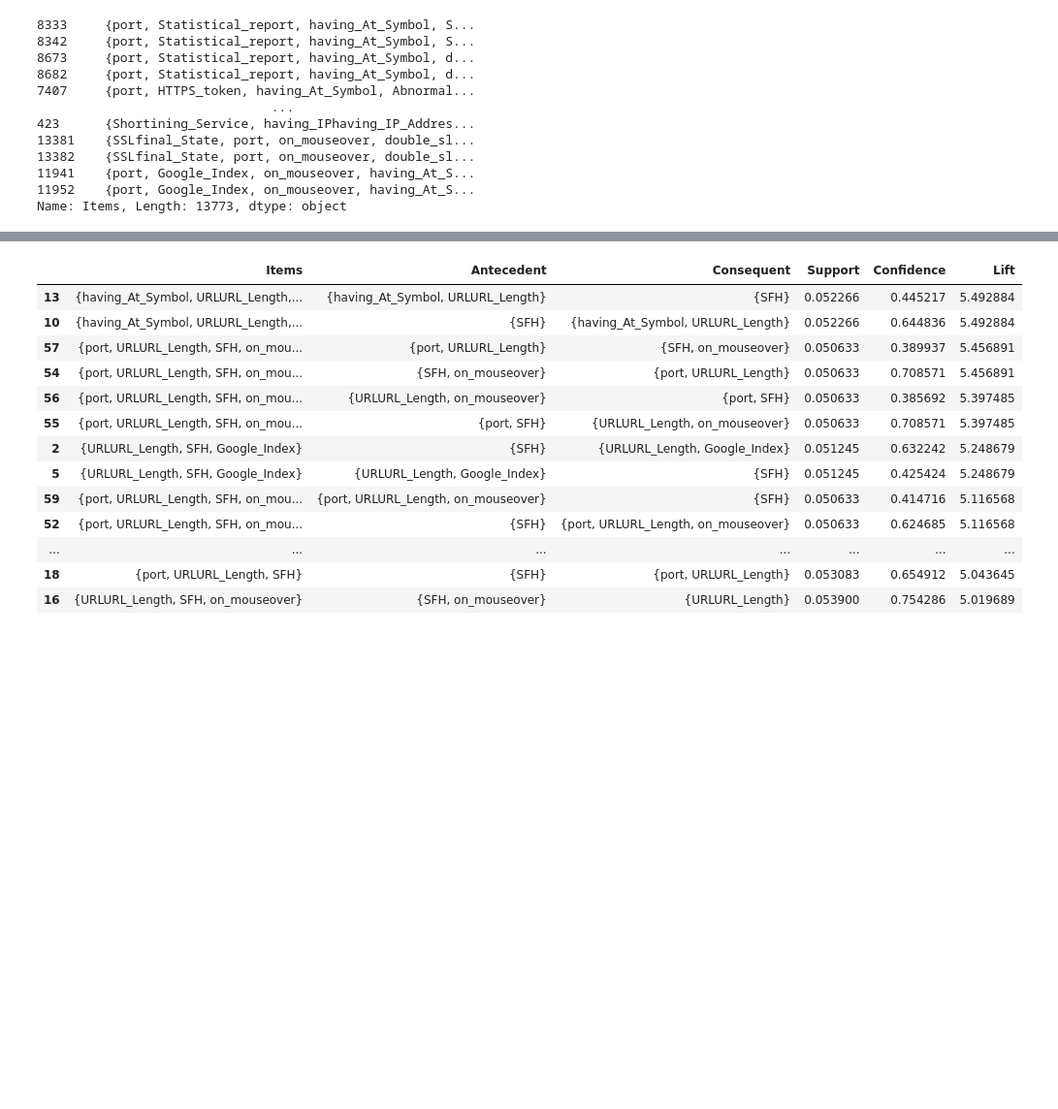
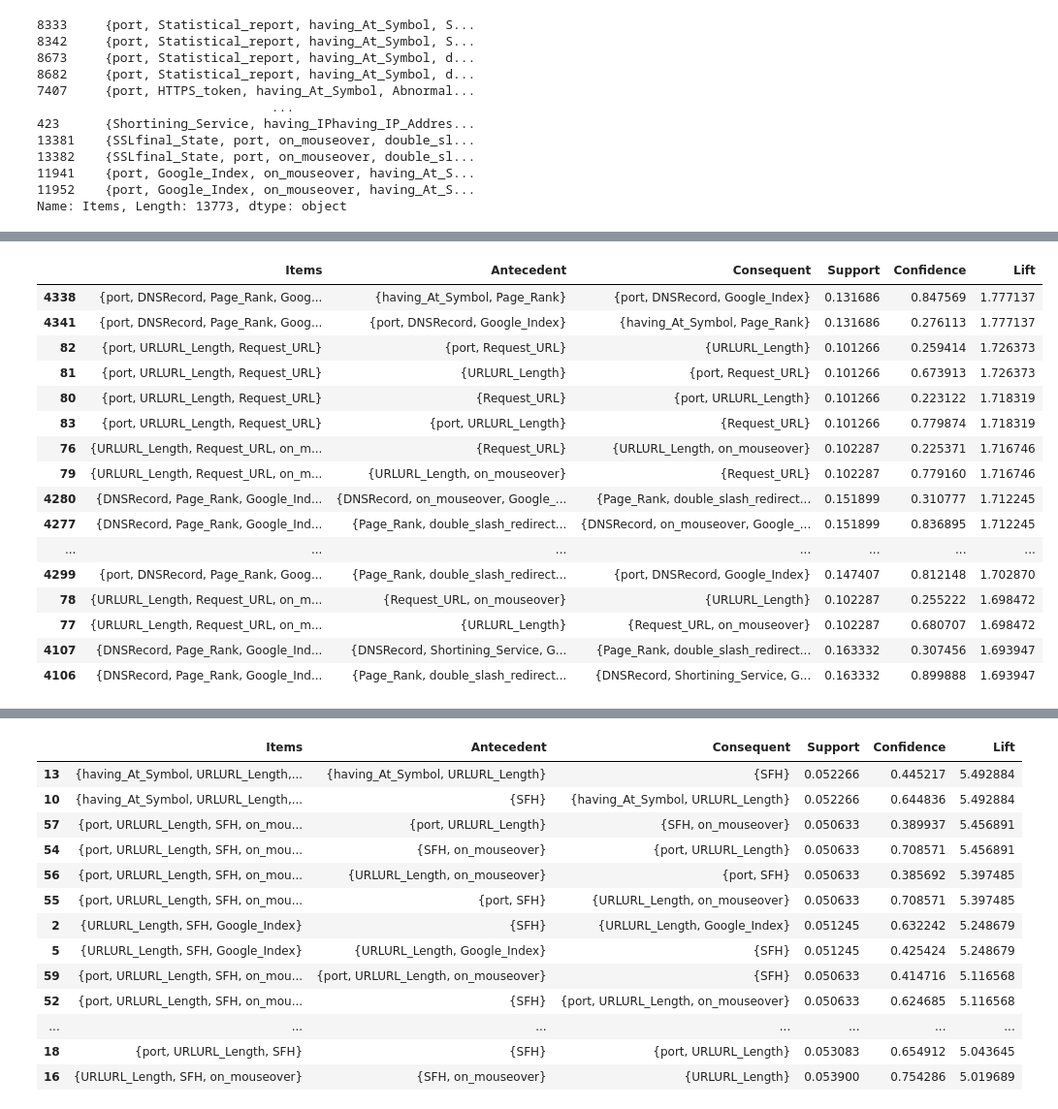
Before and after one commit to youngjai12/Bayesian, a Jupyter notebook: URL_detection.ipynb, the cells around one changed output, grey strips where cells are left out. Shown at 97% size. Cells and saved outputs as stored; diff of their text form; code cells hidden in the pictures; blank space fills up the shorter version.

Commit message:
revise assoc rule the hyper parameter

```diff
--- a/URL_detection.ipynb
+++ b/URL_detection.ipynb
@@ -688,27 +692,51 @@ malicious2
  RelationRecord(items=frozenset({'port', 'age_of_domain', 'URLURL_Length', 'Request_URL'}), support=0.07166190281747652, ordered_statistics=[OrderedStatistic(items_base=frozenset({'URLURL_Length'}), i ...
  RelationRecord(items=frozenset({'port', 'URLURL_Length', 'SFH', 'on_mouseover'}), support=0.05063291139240506, ordered_statistics=[OrderedStatistic(items_base=frozenset({'SFH'}), items_add=frozenset( ...
 # %%
+mal = apriori(assocDf, min_support = 0.1, min_confidence=0.07, min_lift = 1.2, min_length =2,
+                max_length = 5)
+malicious2 = list(mal)
 malTable = pd.DataFrame(columns=('Items','Antecedent','Consequent','Support','Confidence','Lift'))
 
 Support =[]
 Confidence = []
 Lift = []
 Items = []
 Antecedent = []
 Consequent=[]
 
 for RelationRecord in malicious2:
     for ordered_stat in RelationRecord.ordered_statistics:
         Support.append(RelationRecord.support)
         Items.append(RelationRecord.items)
         Antecedent.append(ordered_stat.items_base)
         Consequent.append(ordered_stat.items_add)
         Confidence.append(ordered_stat.confidence)
         Lift.append(ordered_stat.lift)
 
 malTable['Items'] = list(map(set, Items))
 malTable['Antecedent'] = list(map(set, Antecedent))
 malTable['Consequent'] = list(map(set, Consequent))
 malTable['Support'] = Support
 malTable['Confidence'] = Confidence
 malTable['Lift']= Lift
+
+malTable.sort_values(by ='Lift', ascending = False, inplace = True)
+malTable.head(20)
+# %% [output]
+|  | Items | Antecedent | Consequent | Support | Confidence | Lift |
+| 4338 | {port, DNSRecord, Page_Rank, Goog... | {having_At_Symbol, Page_Rank} | {port, DNSRecord, Google_Index} | 0.131686 | 0.847569 | 1.777137 |
+| 4341 | {port, DNSRecord, Page_Rank, Goog... | {port, DNSRecord, Google_Index} | {having_At_Symbol, Page_Rank} | 0.131686 | 0.276113 | 1.777137 |
+| 82 | {port, URLURL_Length, Request_URL} | {port, Request_URL} | {URLURL_Length} | 0.101266 | 0.259414 | 1.726373 |
+| 81 | {port, URLURL_Length, Request_URL} | {URLURL_Length} | {port, Request_URL} | 0.101266 | 0.673913 | 1.726373 |
+| 80 | {port, URLURL_Length, Request_URL} | {Request_URL} | {port, URLURL_Length} | 0.101266 | 0.223122 | 1.718319 |
+| 83 | {port, URLURL_Length, Request_URL} | {port, URLURL_Length} | {Request_URL} | 0.101266 | 0.779874 | 1.718319 |
+| 76 | {URLURL_Length, Request_URL, on_m... | {Request_URL} | {URLURL_Length, on_mouseover} | 0.102287 | 0.225371 | 1.716746 |
+| 79 | {URLURL_Length, Request_URL, on_m... | {URLURL_Length, on_mouseover} | {Request_URL} | 0.102287 | 0.779160 | 1.716746 |
+| 4280 | {DNSRecord, Page_Rank, Google_Ind... | {DNSRecord, on_mouseover, Google_... | {Page_Rank, double_slash_redirect... | 0.151899 | 0.310777 | 1.712245 |
+| 4277 | {DNSRecord, Page_Rank, Google_Ind... | {Page_Rank, double_slash_redirect... | {DNSRecord, on_mouseover, Google_... | 0.151899 | 0.836895 | 1.712245 |
+| ... | ... | ... | ... | ... | ... | ... |
+| 4299 | {port, DNSRecord, Page_Rank, Goog... | {Page_Rank, double_slash_redirect... | {port, DNSRecord, Google_Index} | 0.147407 | 0.812148 | 1.702870 |
+| 78 | {URLURL_Length, Request_URL, on_m... | {Request_URL, on_mouseover} | {URLURL_Length} | 0.102287 | 0.255222 | 1.698472 |
+| 77 | {URLURL_Length, Request_URL, on_m... | {URLURL_Length} | {Request_URL, on_mouseover} | 0.102287 | 0.680707 | 1.698472 |
+| 4107 | {DNSRecord, Page_Rank, Google_Ind... | {DNSRecord, Shortining_Service, G... | {Page_Rank, double_slash_redirect... | 0.163332 | 0.307456 | 1.693947 |
+| 4106 | {DNSRecord, Page_Rank, Google_Ind... | {Page_Rank, double_slash_redirect... | {DNSRecord, Shortining_Service, G... | 0.163332 | 0.899888 | 1.693947 |
```
Also changed, not shown: parts of 4 cells of this notebook.
